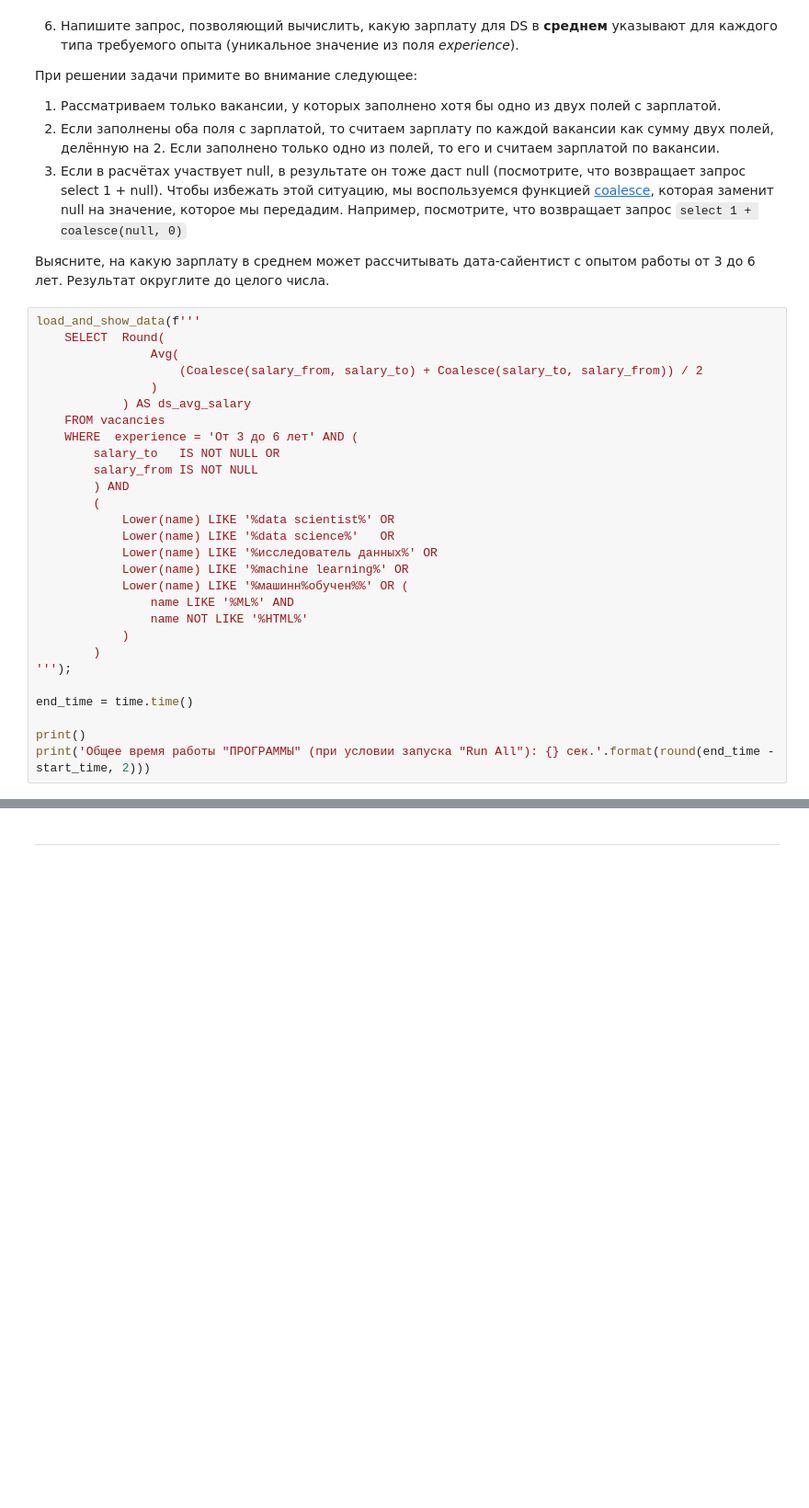
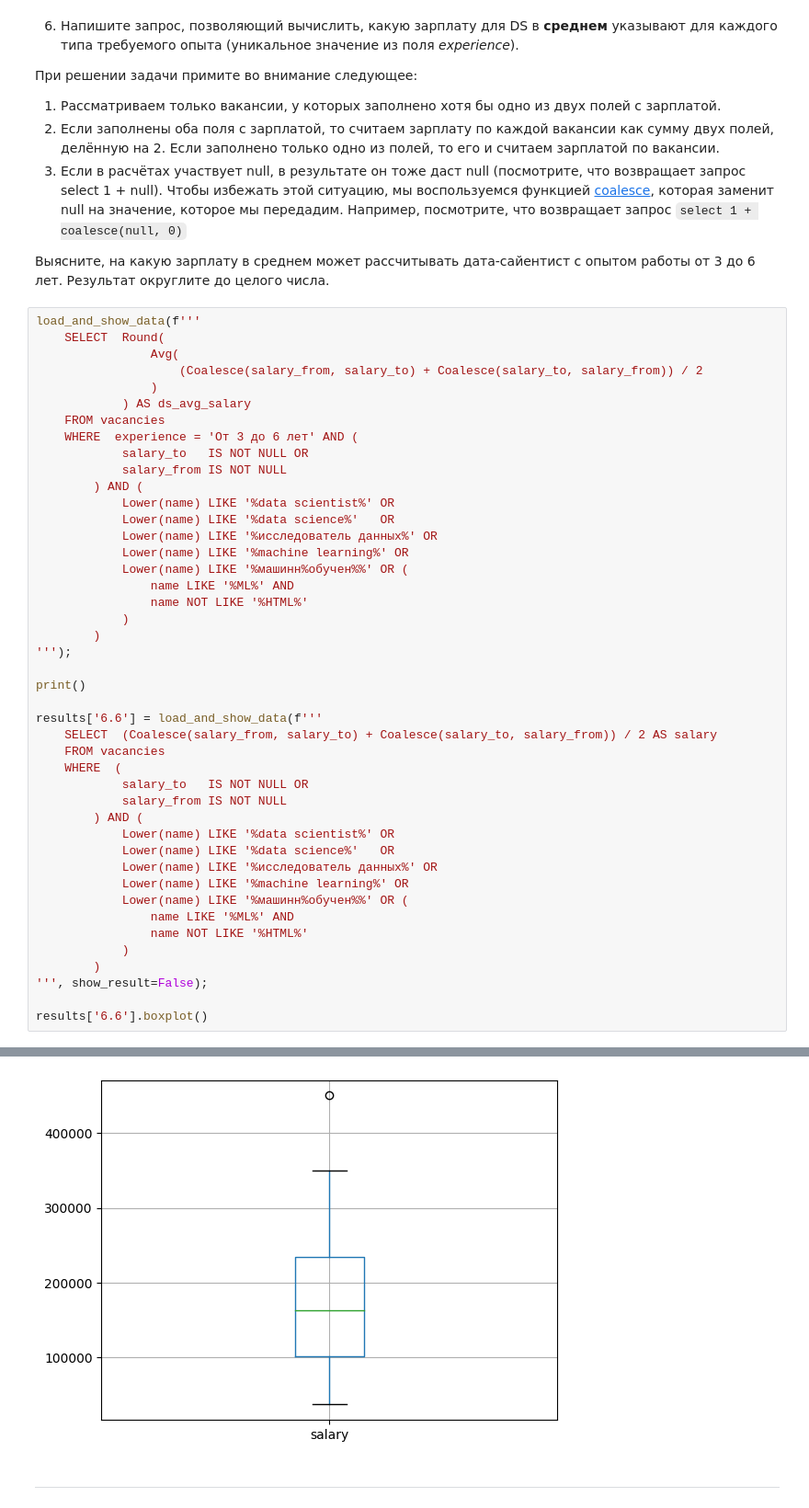
Before and after one commit to AlexeyLukovnikov/sf_ds_project_2, a Jupyter notebook: Project_2.ipynb, the cells around one changed output, grey strips where cells are left out. Shown at 92% size. Drawn from its saved outputs; the diff is of its cells as text; blank space fills up the shorter version.

```diff
--- a/Project_2.ipynb
+++ b/Project_2.ipynb
@@ -772,10 +772,9 @@ load_and_show_data(f'''
             ) AS ds_avg_salary
     FROM vacancies
     WHERE  experience = 'От 3 до 6 лет' AND (
-        salary_to   IS NOT NULL OR
-        salary_from IS NOT NULL
-        ) AND
-        (
+            salary_to   IS NOT NULL OR
+            salary_from IS NOT NULL
+        ) AND (
             Lower(name) LIKE '%data scientist%' OR
             Lower(name) LIKE '%data science%'   OR
             Lower(name) LIKE '%исследователь данных%' OR
@@ -787,10 +786,27 @@ load_and_show_data(f'''
         )
 ''');
 
-end_time = time.time()
+print()
 
-print()
-print('Общее время работы "ПРОГРАММЫ" (при условии запуска "Run All"): {} сек.'.format(round(end_time - start_time, 2)))
+results['6.6'] = load_and_show_data(f'''
+    SELECT  (Coalesce(salary_from, salary_to) + Coalesce(salary_to, salary_from)) / 2 AS salary
+    FROM vacancies
+    WHERE  (
+            salary_to   IS NOT NULL OR
+            salary_from IS NOT NULL
+        ) AND (
+            Lower(name) LIKE '%data scientist%' OR
+            Lower(name) LIKE '%data science%'   OR
+            Lower(name) LIKE '%исследователь данных%' OR
+            Lower(name) LIKE '%machine learning%' OR
+            Lower(name) LIKE '%машинн%обучен%%' OR (
+                name LIKE '%ML%' AND
+                name NOT LIKE '%HTML%'
+            )
+        )
+''', show_result=False);
+
+results['6.6'].boxplot()
 # %% [output]
 Результат запроса:
  ds_avg_salary
@@ -800,2 +815,3 @@ print('Общее время работы "ПРОГРАММЫ" (при усло
+[figure, added]
 # %% [markdown]
 ***
```
Also changed, not shown: parts of 4 cells of this notebook.
